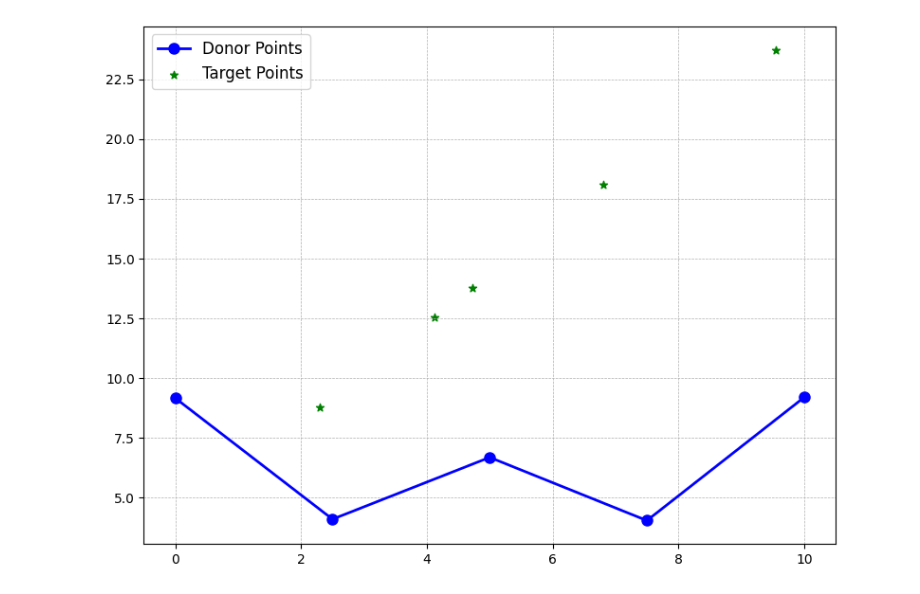
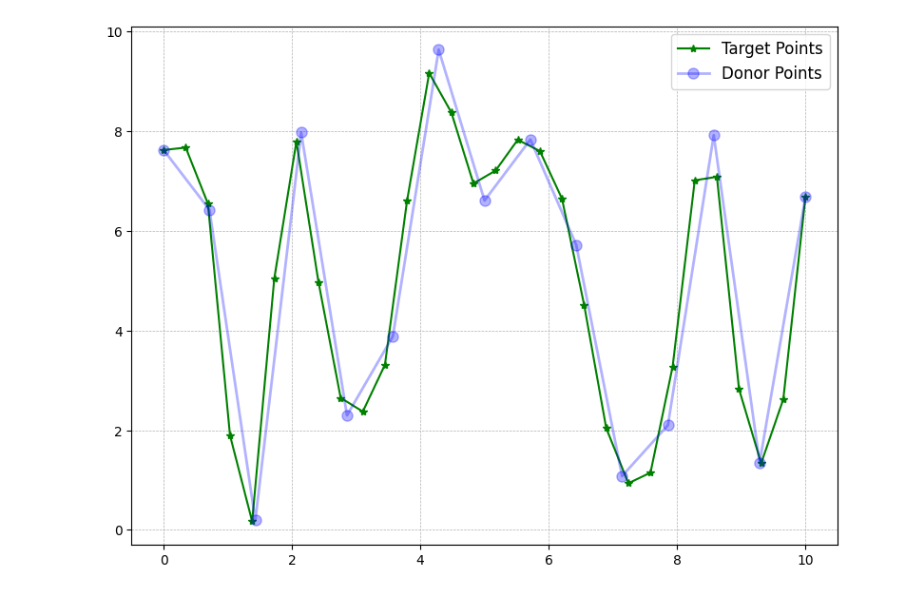
Before and after one commit to spike-18/image-resampler, a Jupyter notebook: visualize.ipynb, the cells around one changed output. Saved outputs shown, nothing was run; the diff lists cells and outputs as text; code cells hidden in the pictures.

Commit message:
Bad quadratic 1D interpolation
do not use this in future

```diff
--- a/visualize.ipynb
+++ b/visualize.ipynb
@@ -5,8 +5,8 @@ import numpy as np
 
 from methods import node_wise_interpolation
 # %%
-num_donors = 5
-num_targets = 5
+num_donors = 15
+num_targets = 30
 x_low = 0
 x_high = 10
 
@@ -14,6 +14,9 @@ donor_x = np.linspace(x_low, x_high, num_donors)
 donor_values = np.random.uniform(x_low, x_high, num_donors)
 donor_mesh = np.array([donor_x, donor_values], dtype=np.float32)
 
-target_x = np.sort(np.random.uniform(x_low, x_high, num_targets))
+# target_x = np.sort(np.random.uniform(x_low, x_high, num_targets-2))
+target_x = np.linspace(x_low, x_high, num_targets)
+target_x[0] = x_low
+
 target_values = np.zeros_like(target_x)
 target_mesh = np.array([target_x, target_values], dtype=np.float32)
@@ -34,3 +33,3 @@ print(linear_func_basis[0](0))
 # %%
-result_mesh = node_wise_interpolation(donor_mesh, linear_func_basis, target_x)
+result_mesh = node_wise_interpolation(donor_mesh, target_x, method='quadratic')
 # %% [output]
@@ -42,20 +49,20 @@ result_mesh = node_wise_interpolation(donor_mesh, linear_func_basis, target_x)
 # %%
 plt.figure(figsize=(8, 6))
 
 # Plot the points connected with lines
-plt.plot(donor_mesh[0], donor_mesh[1], marker='o', linestyle='-', color='b', markersize=8, linewidth=2, label='Donor Points')
-plt.scatter(result_mesh[0], result_mesh[1], marker='*', color='g', label='Target Points')
+plt.plot(result_mesh[0], result_mesh[1], marker='*', color='g', label='Target Points')
+plt.plot(donor_mesh[0], donor_mesh[1], marker='o', linestyle='-', color='b', markersize=8, linewidth=2, alpha=.3, label='Donor Points')
 
 # Add grid for better readability
 plt.grid(True, which='both', linestyle='--', linewidth=0.5)
 
 # Add a legend
 plt.legend(fontsize=12)
 
 # Adjust layout for better fit
 plt.tight_layout()
 
 # Show the plot
 plt.show()
 # %% [output]
-[figure, old version]
+[figure, new version]
```
Also changed, not shown: parts of 4 cells of this notebook, 1 other file.
